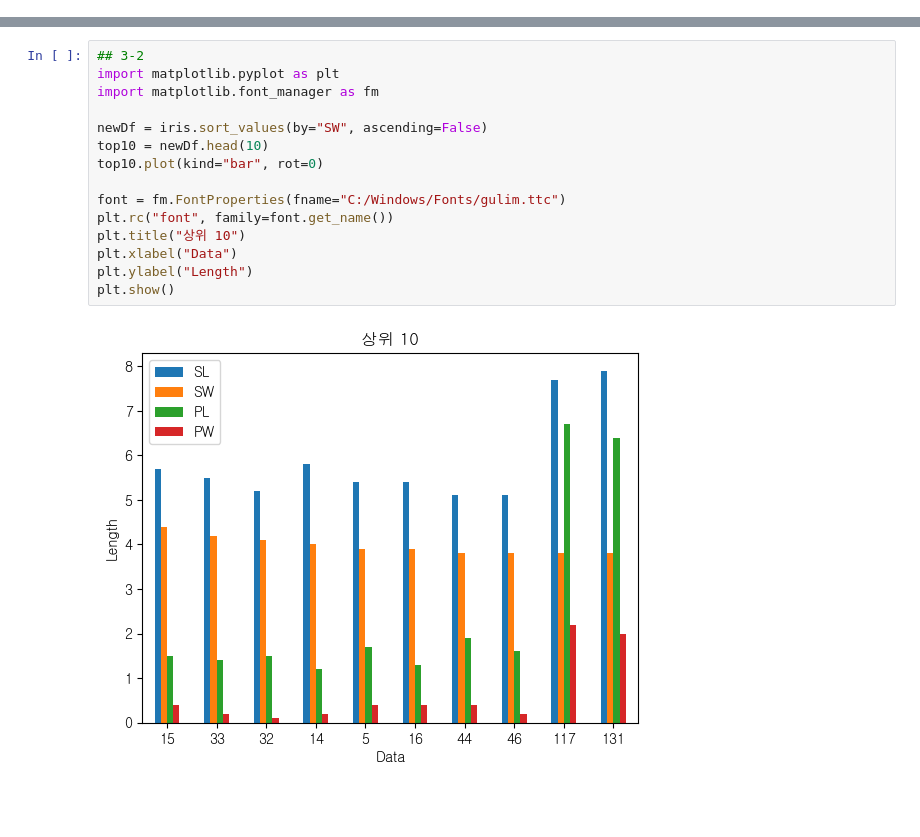
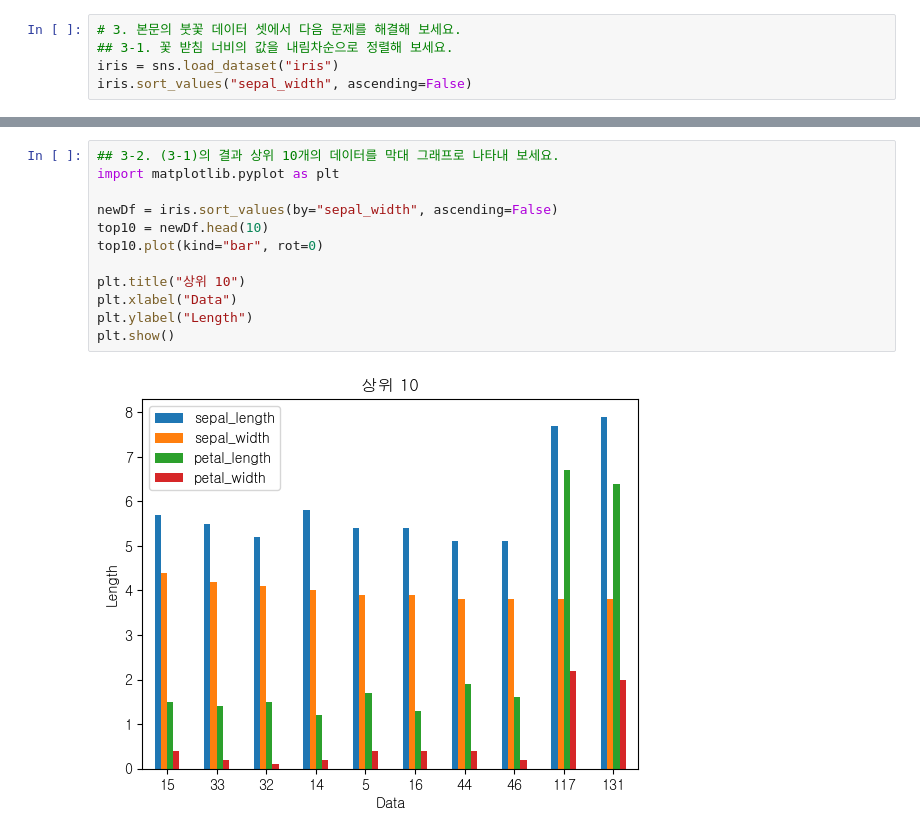
Before and after one commit to one-west/Data_Analyze, a Jupyter notebook: 6장/Exapmle_Qz.ipynb, the cells around one changed output, grey strips where cells are left out. Saved outputs shown, nothing was run; the diff lists cells and outputs as text; blank space fills up the shorter version.

```diff
--- a/6장/Exapmle_Qz.ipynb
+++ b/6장/Exapmle_Qz.ipynb
@@ -54,0 +80,5 @@ iris.sort_values(by='SW', ascending=False)
+# %%
+# 3. 본문의 붓꽃 데이터 셋에서 다음 문제를 해결해 보세요.
+## 3-1. 꽃 받침 너비의 값을 내림차순으로 정렬해 보세요.
+iris = sns.load_dataset("iris")
+iris.sort_values("sepal_width", ascending=False)
@@ -55,17 +99,14 @@ iris.sort_values(by='SW', ascending=False)
 # %%
-## 3-2
+## 3-2. (3-1)의 결과 상위 10개의 데이터를 막대 그래프로 나타내 보세요.
 import matplotlib.pyplot as plt
-import matplotlib.font_manager as fm
 
-newDf = iris.sort_values(by="SW", ascending=False)
+newDf = iris.sort_values(by="sepal_width", ascending=False)
 top10 = newDf.head(10)
 top10.plot(kind="bar", rot=0)
 
-font = fm.FontProperties(fname="C:/Windows/Fonts/gulim.ttc")
-plt.rc("font", family=font.get_name())
 plt.title("상위 10")
 plt.xlabel("Data")
 plt.ylabel("Length")
 plt.show()
 # %% [output]
-[figure, old version]
+[figure, new version]
```
Also changed, not shown: parts of 13 cells of this notebook, 2 other files.
